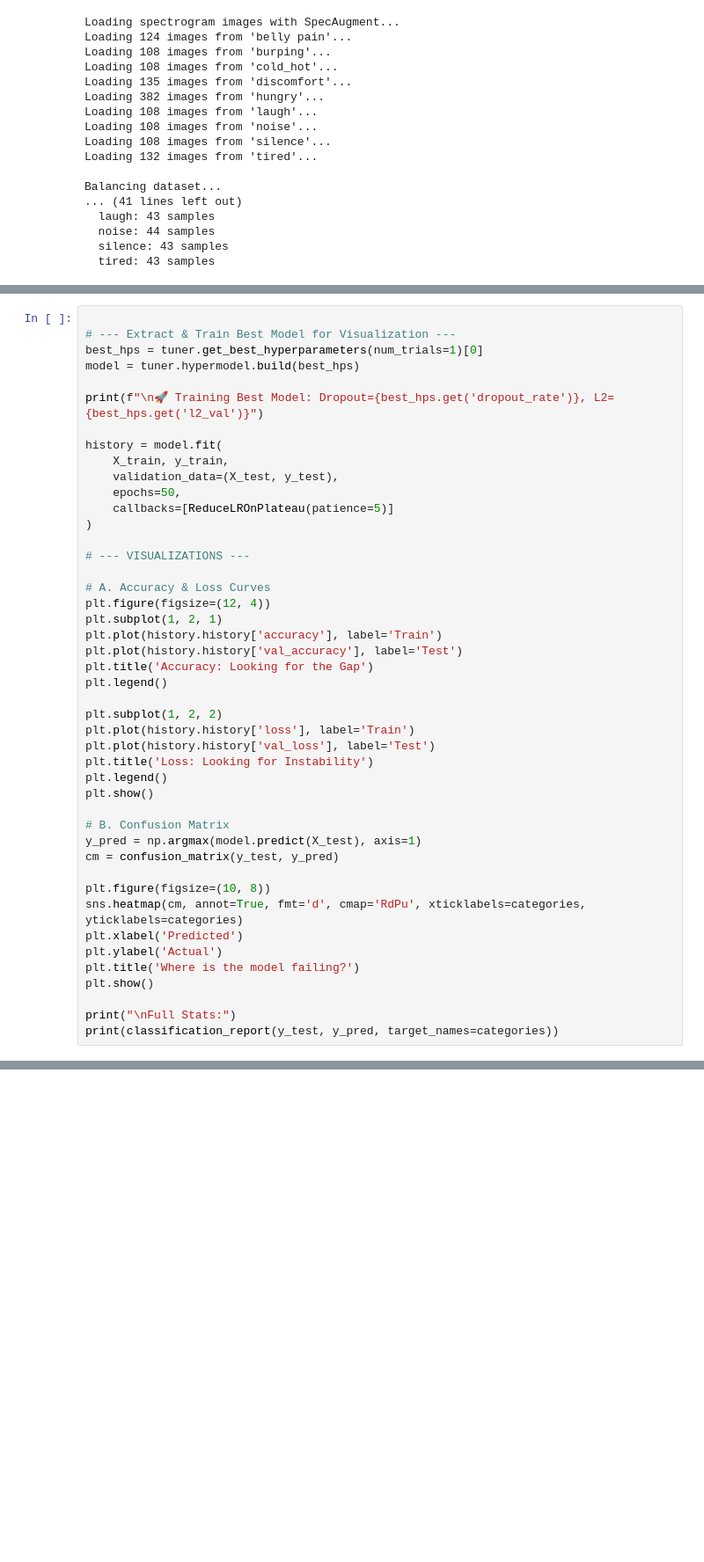
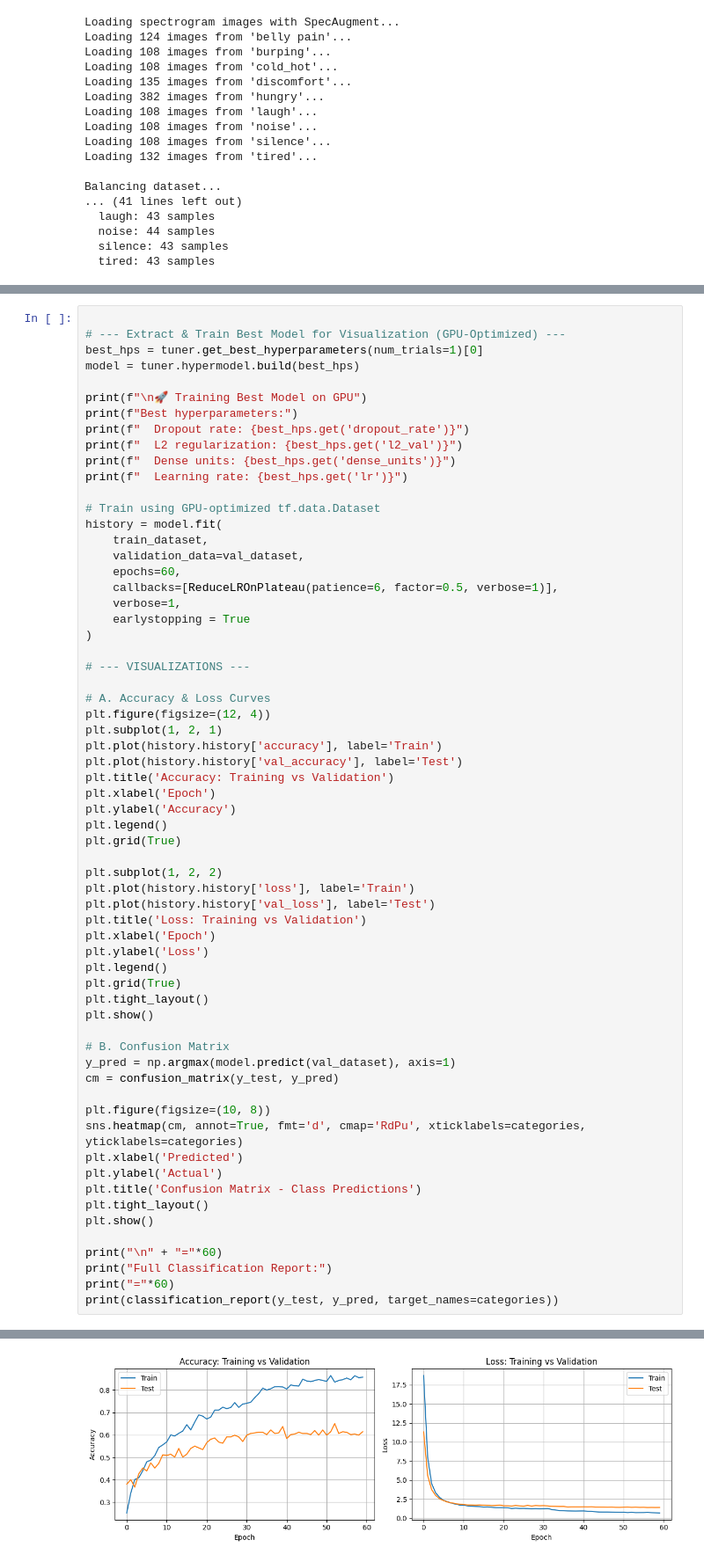
Before and after one commit to HarishRock0/CryBaby, a Jupyter notebook: model.ipynb, the cells around one changed output, grey strips where cells are left out. Shown at 88% size. Saved outputs shown, nothing was run; the diff lists cells and outputs as text; blank space fills up the shorter version.

Commit message:
feat: Extract audio preprocessing functionality into `preprocessing.py` and utilize it in `model.ipynb` and added early stopping

```diff
--- a/model.ipynb
+++ b/model.ipynb
@@ -374,16 +446,24 @@ Epoch 19/50
 # %%
 
-# --- Extract & Train Best Model for Visualization ---
+# --- Extract & Train Best Model for Visualization (GPU-Optimized) ---
 best_hps = tuner.get_best_hyperparameters(num_trials=1)[0]
 model = tuner.hypermodel.build(best_hps)
 
-print(f"\n🚀 Training Best Model: Dropout={best_hps.get('dropout_rate')}, L2={best_hps.get('l2_val')}")
+print(f"\n🚀 Training Best Model on GPU")
+print(f"Best hyperparameters:")
+print(f"  Dropout rate: {best_hps.get('dropout_rate')}")
+print(f"  L2 regularization: {best_hps.get('l2_val')}")
+print(f"  Dense units: {best_hps.get('dense_units')}")
+print(f"  Learning rate: {best_hps.get('lr')}")
 
+# Train using GPU-optimized tf.data.Dataset
 history = model.fit(
-    X_train, y_train,
-    validation_data=(X_test, y_test),
-    epochs=50,
-    callbacks=[ReduceLROnPlateau(patience=5)]
+    train_dataset,
+    validation_data=val_dataset,
+    epochs=60,
+    callbacks=[ReduceLROnPlateau(patience=6, factor=0.5, verbose=1)],
+    verbose=1,
+    earlystopping = True
 )
 
 # --- VISUALIZATIONS ---
@@ -393,26 +473,37 @@ plt.figure(figsize=(12, 4))
 plt.subplot(1, 2, 1)
 plt.plot(history.history['accuracy'], label='Train')
 plt.plot(history.history['val_accuracy'], label='Test')
-plt.title('Accuracy: Looking for the Gap')
+plt.title('Accuracy: Training vs Validation')
+plt.xlabel('Epoch')
+plt.ylabel('Accuracy')
 plt.legend()
+plt.grid(True)
 
 plt.subplot(1, 2, 2)
 plt.plot(history.history['loss'], label='Train')
 plt.plot(history.history['val_loss'], label='Test')
-plt.title('Loss: Looking for Instability')
+plt.title('Loss: Training vs Validation')
+plt.xlabel('Epoch')
+plt.ylabel('Loss')
 plt.legend()
+plt.grid(True)
+plt.tight_layout()
 plt.show()
 
 # B. Confusion Matrix
-y_pred = np.argmax(model.predict(X_test), axis=1)
+y_pred = np.argmax(model.predict(val_dataset), axis=1)
 cm = confusion_matrix(y_test, y_pred)
 
 plt.figure(figsize=(10, 8))
 sns.heatmap(cm, annot=True, fmt='d', cmap='RdPu', xticklabels=categories, yticklabels=categories)
 plt.xlabel('Predicted')
 plt.ylabel('Actual')
-plt.title('Where is the model failing?')
+plt.title('Confusion Matrix - Class Predictions')
+plt.tight_layout()
 plt.show()
 
-print("\nFull Stats:")
+print("\n" + "="*60)
+print("Full Classification Report:")
+print("="*60)
 print(classification_report(y_test, y_pred, target_names=categories))
+# %% [output]
@@ -418,0 +527 @@ print(classification_report(y_test, y_pred, target_names=categories))
+[figure, added]
```
Also changed, not shown: parts of 9 cells of this notebook, 1 other file.
